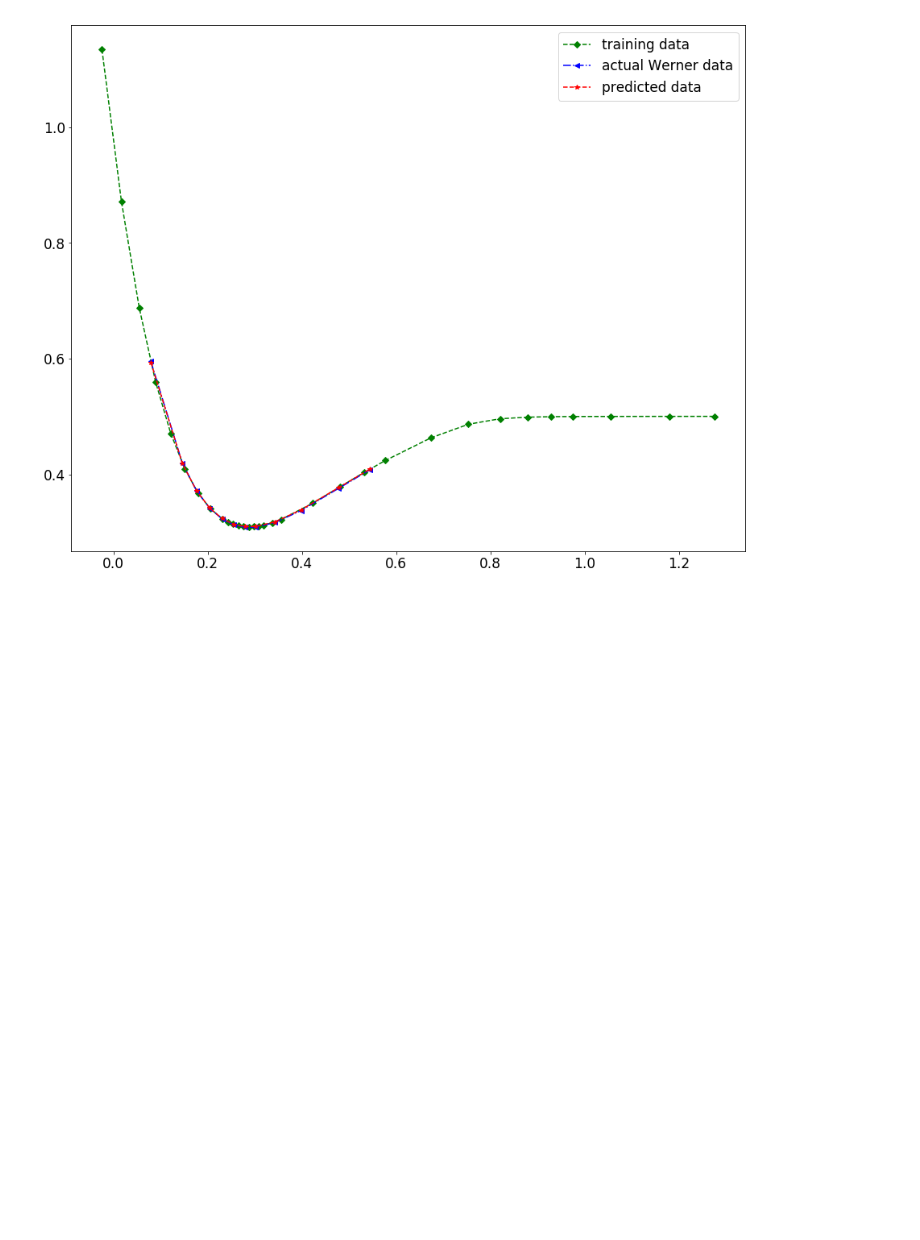
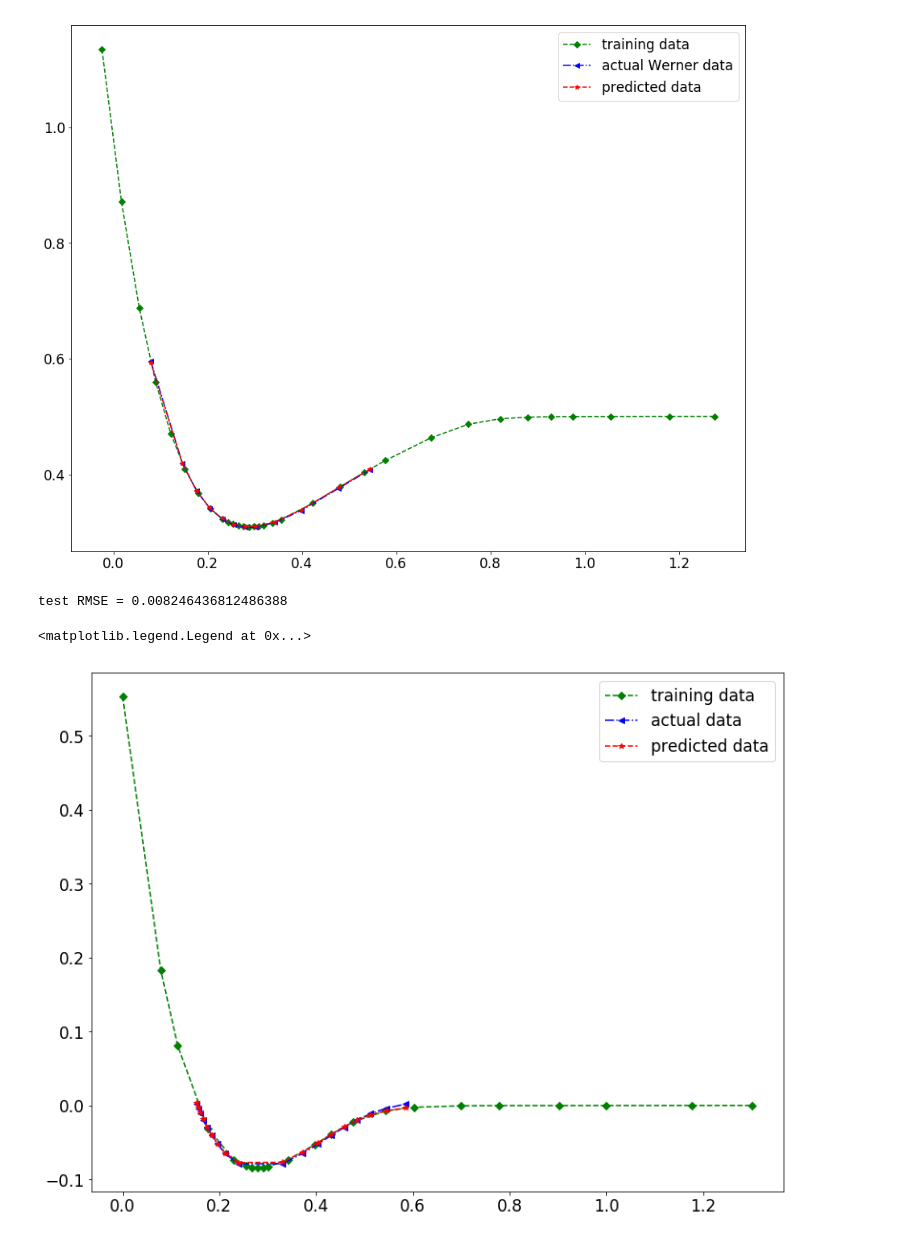
Before and after one commit to berylgithub/pes, a Jupyter notebook: PES_models.ipynb, the cells around one changed output. Drawn from its saved outputs; the diff is of its cells as text; code cells hidden in the pictures; blank space fills up the shorter version.

```diff
--- a/PES_models.ipynb
+++ b/PES_models.ipynb
@@ -37,10 +19,11 @@ print(len(list_data))
 def RMSE(Y_pred, Y):
     #error between Y prediction and Y actual
     error = 0
-    for i in range(len(Y)):
+    n = len(Y)
+    for i in range(length):
         diff = (Y[i]-Y_pred[i])**2
         error += diff
-    return np.sqrt(error)
+    return np.sqrt(error/n)
 # %% [markdown]
 polynomial fit f_obj, minimize: $\sum_{i=1}^n |p(R_i) - V_i|^2$
 # %%
@@ -161,3 +196,24 @@ training RMSE = 0.0
 testing RMSE = 0.0035166731030738677
 <matplotlib.legend.Legend at 0x...>
 [figure]
+# %%
+mol = "OH"
+qidxs = query_many_vars_indices([mol, "$A^2\Sigma^+$"], ["mol", "state"], list_data)
+newidxs = qidxs[1:3]
+trainid = newidxs[0]; testid = newidxs[1]
+R = list_data[trainid]["R"]; V = list_data[trainid]["V"] # training data
+R_test = list_data[testid]["R"]; V_test = list_data[testid]["V"]# test data
+
+cs = CubicSpline(R, V, bc_type='natural')
+V_pred = cs(R_test)
+print("test RMSE =", RMSE(V_test, V_pred))
+
+plt.subplots(figsize=(13, 10))
+plt.plot(np.log10(R), V, "g--D")
+plt.plot(np.log10(R_test), V_test, "b-.<")
+plt.plot(np.log10(R_test), V_pred, "r--*")
+plt.legend(["training data","actual data", "predicted data"])
+# %% [output]
+test RMSE = 0.008246436812486388
+<matplotlib.legend.Legend at 0x...>
+[figure, added]
```
Also changed, not shown: parts of 8 cells of this notebook, 1 other file.
